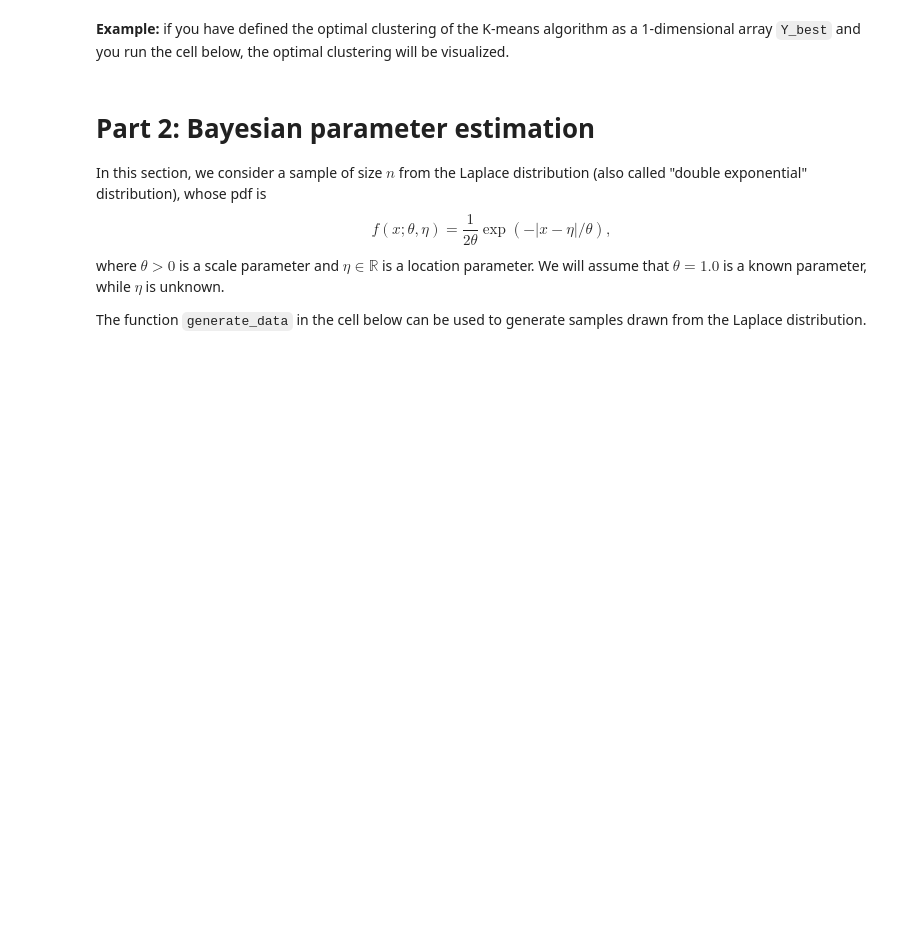
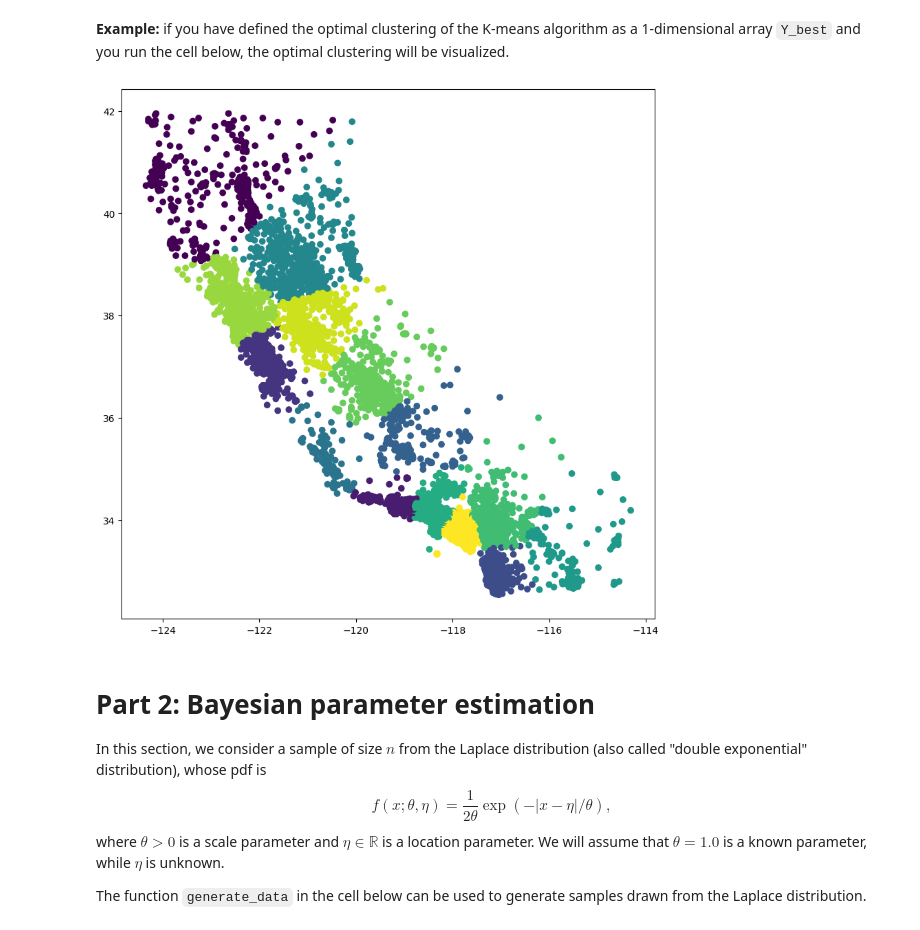
Before and after one commit to AlbinLind/Data-Science-Methodology, a Jupyter notebook: week 3/DSM_ComputerClass3.ipynb, the cells around one changed output. Saved outputs shown, nothing was run; the diff lists cells and outputs as text; code cells hidden in the pictures; blank space fills up the shorter version.

```diff
--- a/week 3/DSM_ComputerClass3.ipynb
+++ b/week 3/DSM_ComputerClass3.ipynb
@@ -53,16 +96,36 @@ ax.scatter(df['Longitude'], df['Latitude'], c=df['clusters']);
 # %% [markdown]
 **Exercise 2:** define a function `K_means_scan` that runs the K-means algorithm several times (every time with a different initial random segmentation) and return the optimal segmentation. By optimal, we mean the segmentation with the smallest average squared Euclidian distance with respect to the respective class means.
+# %%
+def K_means_scan():
+    Y_best = None
+    best_result = 1e100
+    for K in range(2, 15):
+        Y, centroids = K_means(X, K)
+        distance_to_centroid = np.sqrt((X - centroids[Y]) ** 2)
+        result = np.mean(
+            np.array([distance_to_centroid[Y == k].mean() for k in range(K)])
+        )
+        if result < best_result:
+            best_result = result
+            Y_best = Y
+    return Y_best
+
+
+Y_best = K_means_scan()
 # %% [markdown]
 **Example:** if you have defined the optimal clustering of the K-means algorithm as a 1-dimensional array `Y_best` and you run the cell below, the optimal clustering will be visualized.
 # %%
-try: Y_best
+try:
+    Y_best
 except:
     K = 10
     Y_best = np.random.randint(K, size=X.shape[0])
 
-df['clusters'] = Y_best
-fig, ax = plt.subplots(figsize = (10,10))
+df["clusters"] = Y_best
+fig, ax = plt.subplots(figsize=(10, 10))
 
-ax.scatter(df['Longitude'], df['Latitude'], c=df['clusters']);
+ax.scatter(df["Longitude"], df["Latitude"], c=df["clusters"]);
+# %% [output]
+[figure, added]
 # %% [markdown]
 # Part 2: Bayesian parameter estimation
```
Also changed, not shown: parts of 12 cells of this notebook.
